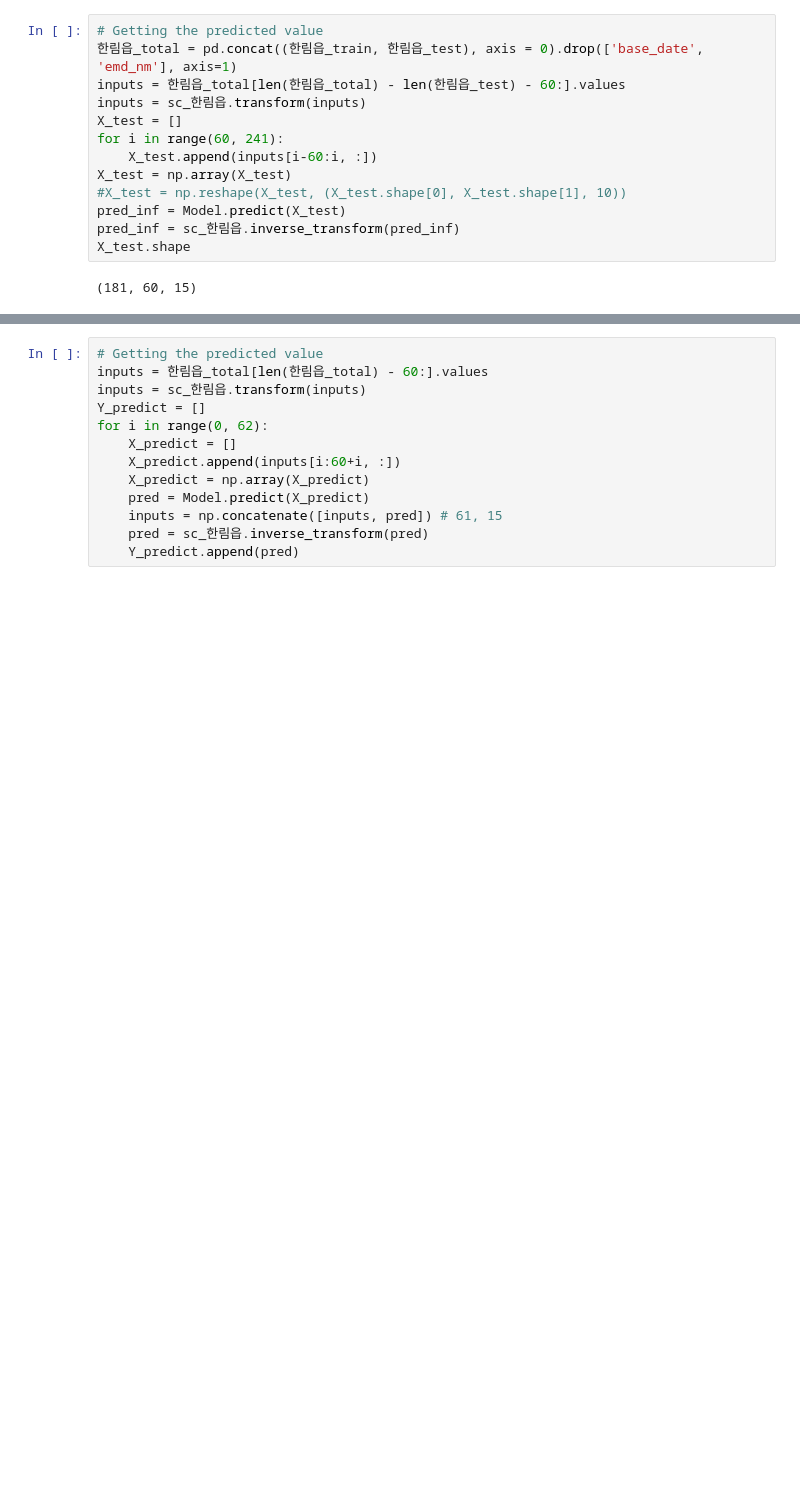
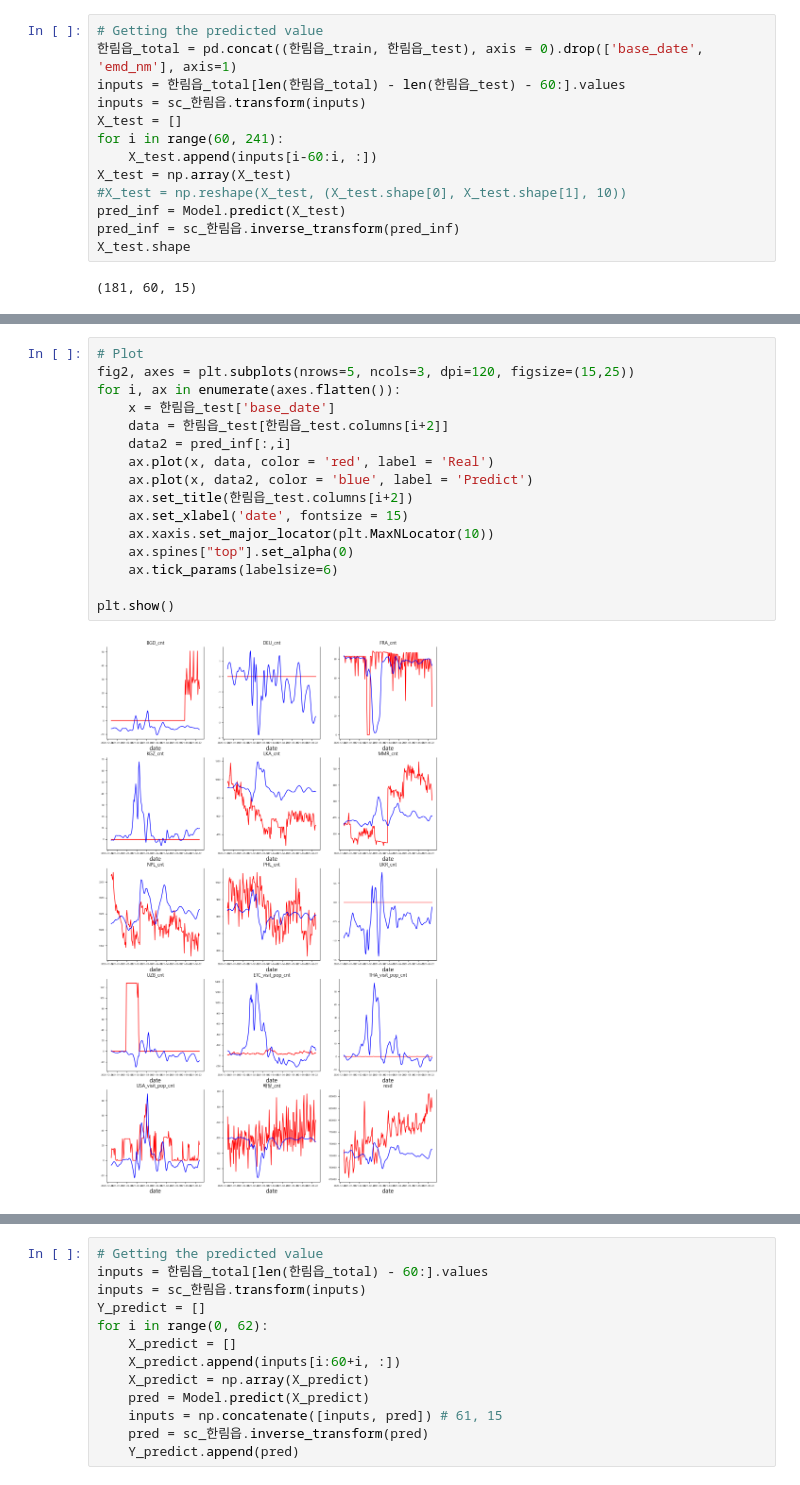
Before and after one commit to HyeongJoon-Jeon/bigcontest-1, a Jupyter notebook: LSTM/LSTM_predict.ipynb, the cells around one changed output, grey strips where cells are left out. Saved outputs shown, nothing was run; the diff lists cells and outputs as text; blank space fills up the shorter version.

```diff
--- a/LSTM/LSTM_predict.ipynb
+++ b/LSTM/LSTM_predict.ipynb
@@ -1020,0 +828,18 @@ plt.show()
+# %%
+# Plot
+fig2, axes = plt.subplots(nrows=5, ncols=3, dpi=120, figsize=(15,25))
+for i, ax in enumerate(axes.flatten()):
+    x = 한림읍_test['base_date']
+    data = 한림읍_test[한림읍_test.columns[i+2]]
+    data2 = pred_inf[:,i]
+    ax.plot(x, data, color = 'red', label = 'Real')
+    ax.plot(x, data2, color = 'blue', label = 'Predict')
+    ax.set_title(한림읍_test.columns[i+2])
+    ax.set_xlabel('date', fontsize = 15)
+    ax.xaxis.set_major_locator(plt.MaxNLocator(10))
+    ax.spines["top"].set_alpha(0)
+    ax.tick_params(labelsize=6)
+
+plt.show()
+# %% [output]
+[figure, added]
```
Also changed, not shown: parts of 10 cells of this notebook.
